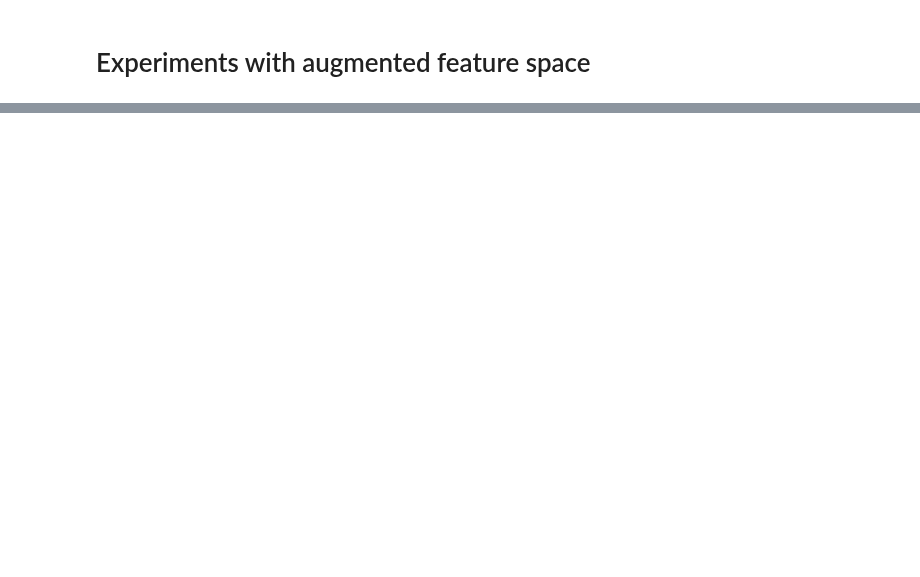
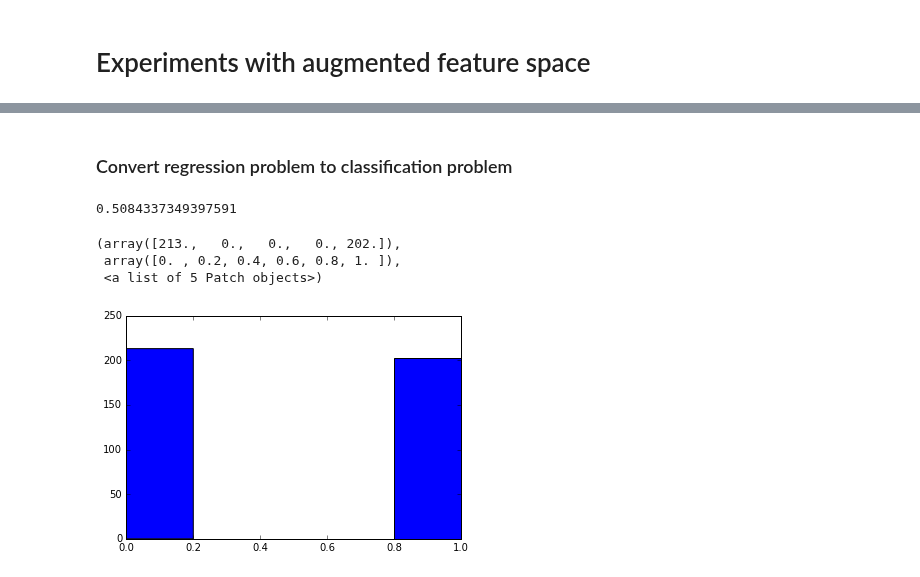
Before and after one commit to xgoogax/brainhack_abcd, a Jupyter notebook: data_preparation + PCA.ipynb, the cells around one changed output, grey strips where cells are left out. Cells and saved outputs as stored; diff of their text form; code cells hidden in the pictures; blank space fills up the shorter version.

```diff
--- a/data_preparation + PCA.ipynb
+++ b/data_preparation + PCA.ipynb
@@ -402,0 +437,27 @@ print(xgb_mse)
+# %% [markdown]
+### Convert regression problem to classification problem
+# %%
+# classes_bounds = {
+#      '{}_-15'.format(min(train_labels)): -2,
+#     '-15_0': -1,
+#     '0_15': 1,
+#     '15_{}'.format(max(train_labels)+1): 2
+# }
+classes_bounds = {
+    '{}_0'.format(min(train_labels)): 0,
+    '0_{}'.format(max(train_labels)+1): 1
+}
+
+train_classes = []
+for label in train_labels:
+    for key in classes_bounds.keys():
+        keyx = key.split("_")
+        if label >= float(keyx[0]) and label < float(keyx[1]):
+            train_classes.append(classes_bounds[key])
+
+val_classes = []
+for label in val_labels:
+    for key in classes_bounds.keys():
+        keyx = key.split("_")
+        if label >= float(keyx[0]) and label < float(keyx[1]):
+            val_classes.append(classes_bounds[key])
@@ -402,0 +474,12 @@ print(xgb_mse)
+# %%
+accuracy_score(pre, val_classes)
+# accuracy_score(svm.predict(train_norm_data), train_classes)
+# %% [output]
+0.5084337349397591
+# %%
+plt.hist(val_classes, bins=5)
+# %% [output]
+(array([213.,   0.,   0.,   0., 202.]),
+ array([0. , 0.2, 0.4, 0.6, 0.8, 1. ]),
+ <a list of 5 Patch objects>)
+[figure, added]
```
Also changed, not shown: parts of 22 cells of this notebook, 1 other file.
